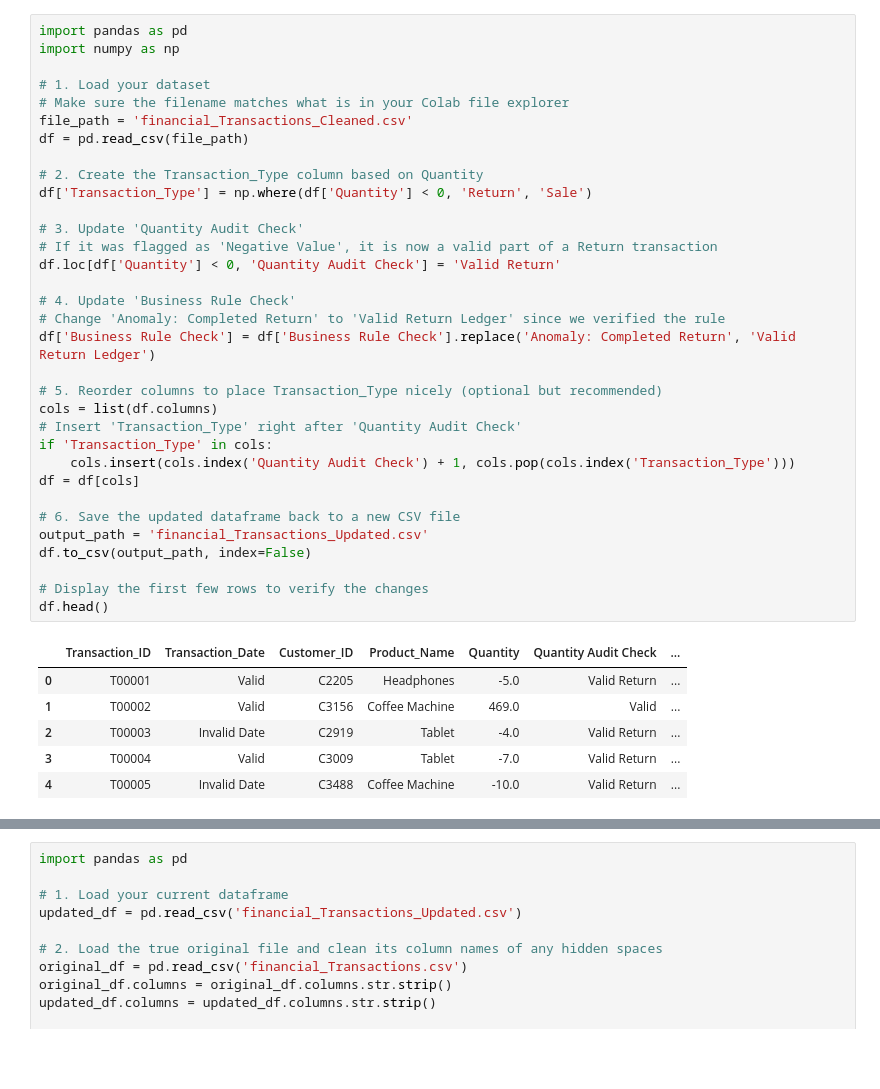
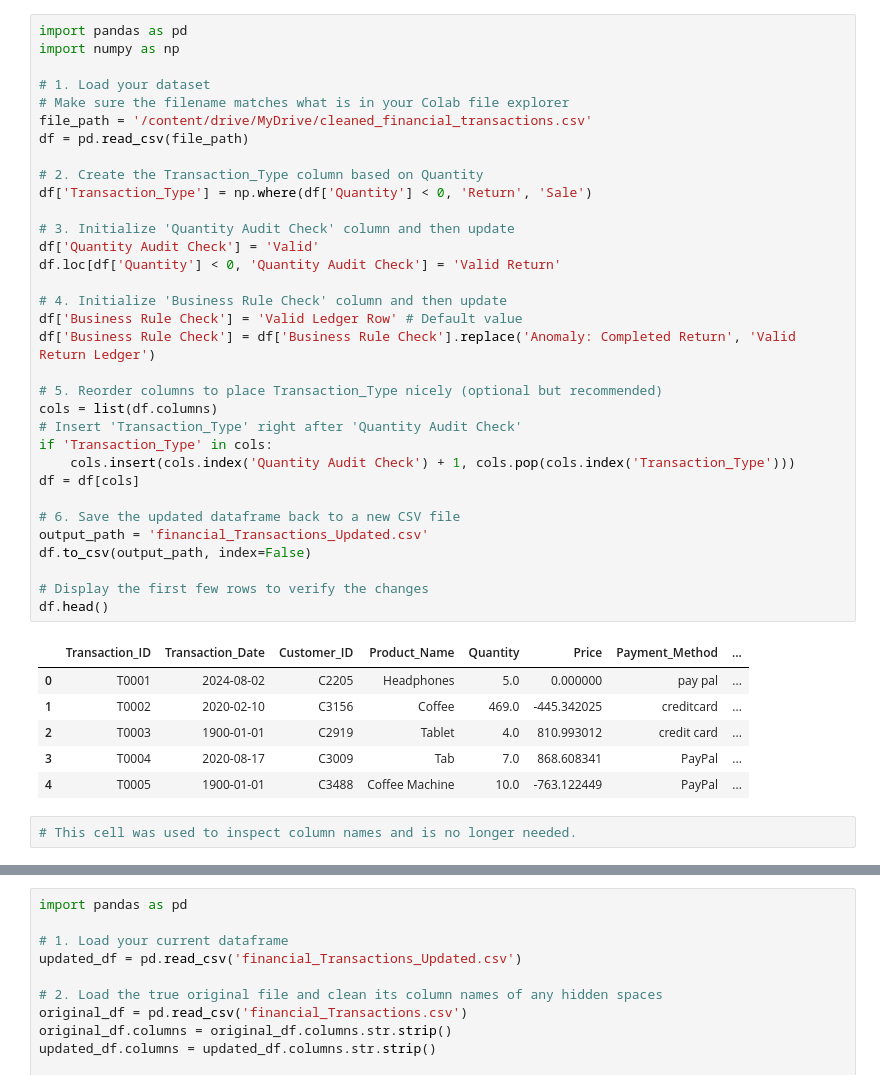
Before and after one commit to Datadog-995/Dirty-Financial-Transactions--Data-Integrity, a Jupyter notebook: financial_Transactions_csv.ipynb, the cells around one changed output, grey strips where cells are left out. Saved outputs shown, nothing was run; the diff lists cells and outputs as text; blank space fills up the shorter version.

```diff
--- a/financial_Transactions_csv.ipynb
+++ b/financial_Transactions_csv.ipynb
@@ -3,40 +65,42 @@
 # %%
 import pandas as pd
 import numpy as np
 
 # 1. Load your dataset
 # Make sure the filename matches what is in your Colab file explorer
-file_path = 'financial_Transactions_Cleaned.csv'
+file_path = '/content/drive/MyDrive/cleaned_financial_transactions.csv'
 df = pd.read_csv(file_path)
 
 # 2. Create the Transaction_Type column based on Quantity
 df['Transaction_Type'] = np.where(df['Quantity'] < 0, 'Return', 'Sale')
 
-# 3. Update 'Quantity Audit Check'
-# If it was flagged as 'Negative Value', it is now a valid part of a Return transaction
+# 3. Initialize 'Quantity Audit Check' column and then update
+df['Quantity Audit Check'] = 'Valid'
 df.loc[df['Quantity'] < 0, 'Quantity Audit Check'] = 'Valid Return'
 
-# 4. Update 'Business Rule Check'
-# Change 'Anomaly: Completed Return' to 'Valid Return Ledger' since we verified the rule
+# 4. Initialize 'Business Rule Check' column and then update
+df['Business Rule Check'] = 'Valid Ledger Row' # Default value
 df['Business Rule Check'] = df['Business Rule Check'].replace('Anomaly: Completed Return', 'Valid Return Ledger')
 
 # 5. Reorder columns to place Transaction_Type nicely (optional but recommended)
 cols = list(df.columns)
 # Insert 'Transaction_Type' right after 'Quantity Audit Check'
 if 'Transaction_Type' in cols:
     cols.insert(cols.index('Quantity Audit Check') + 1, cols.pop(cols.index('Transaction_Type')))
 df = df[cols]
 
 # 6. Save the updated dataframe back to a new CSV file
 output_path = 'financial_Transactions_Updated.csv'
 df.to_csv(output_path, index=False)
 
 # Display the first few rows to verify the changes
 df.head()
 # %% [output]
-|  | Transaction_ID | Transaction_Date | Customer_ID | Product_Name | Quantity | Quantity Audit Check | ... |
-| 0 | T00001 | Valid | C2205 | Headphones | -5.0 | Valid Return | ... |
-| 1 | T00002 | Valid | C3156 | Coffee Machine | 469.0 | Valid | ... |
-| 2 | T00003 | Invalid Date | C2919 | Tablet | -4.0 | Valid Return | ... |
-| 3 | T00004 | Valid | C3009 | Tablet | -7.0 | Valid Return | ... |
-| 4 | T00005 | Invalid Date | C3488 | Coffee Machine | -10.0 | Valid Return | ... |
+|  | Transaction_ID | Transaction_Date | Customer_ID | Product_Name | Quantity | Price | Payment_Method | ... |
+| 0 | T0001 | 2024-08-02 | C2205 | Headphones | 5.0 | 0.000000 | pay pal | ... |
+| 1 | T0002 | 2020-02-10 | C3156 | Coffee | 469.0 | -445.342025 | creditcard | ... |
+| 2 | T0003 | 1900-01-01 | C2919 | Tablet | 4.0 | 810.993012 | credit card | ... |
+| 3 | T0004 | 2020-08-17 | C3009 | Tab | 7.0 | 868.608341 | PayPal | ... |
+| 4 | T0005 | 1900-01-01 | C3488 | Coffee Machine | 10.0 | -763.122449 | PayPal | ... |
+# %%
+# This cell was used to inspect column names and is no longer needed.
```
Also changed, not shown: parts of 6 cells of this notebook.
